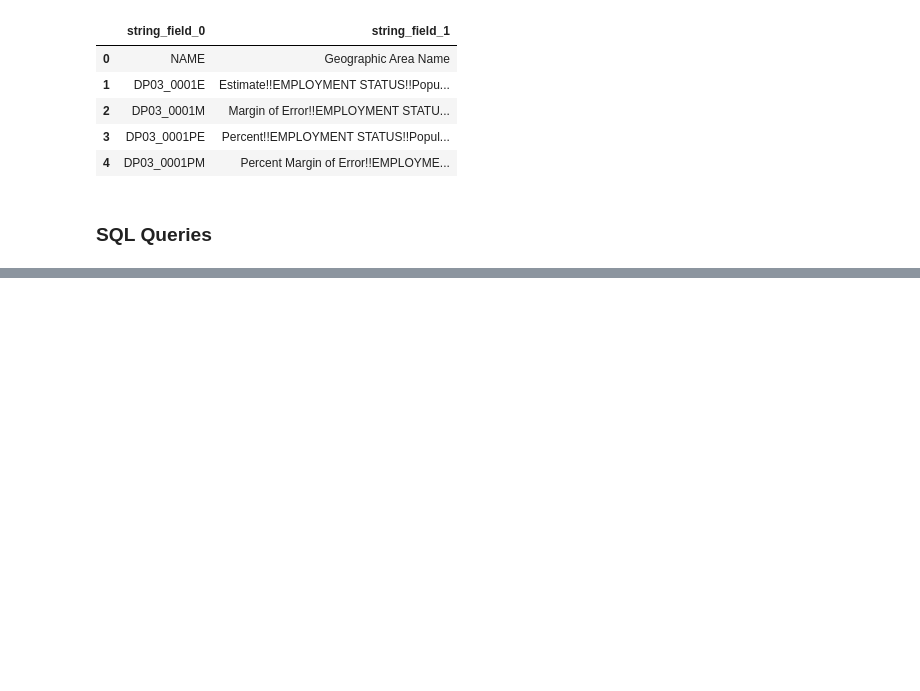
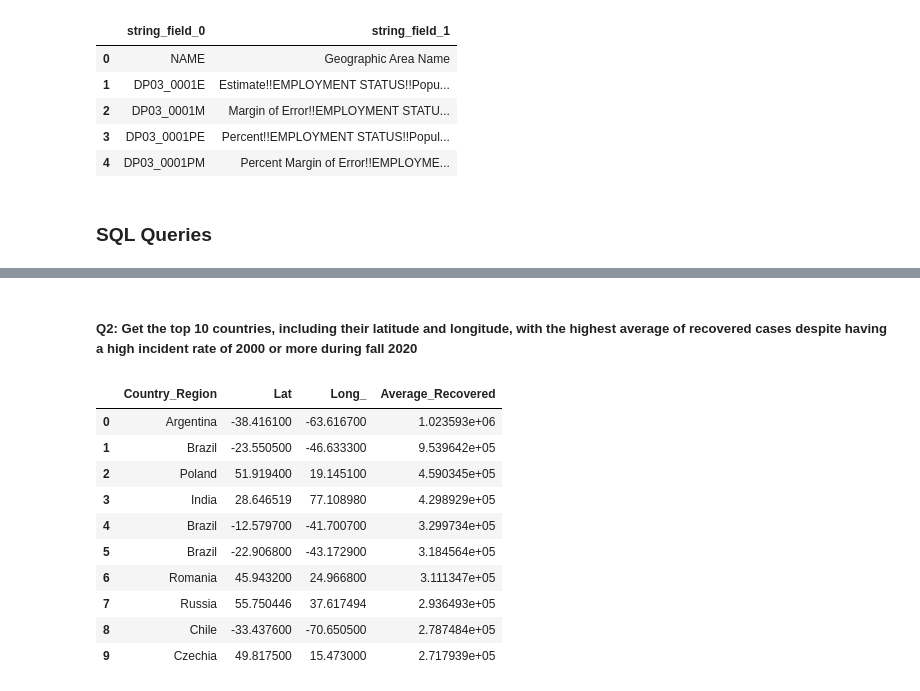
Before and after one commit to kimmisin/Elements-of-Databases, a Jupyter notebook: milestone1.ipynb, the cells around one changed output, grey strips where cells are left out. Cells and saved outputs as stored; diff of their text form; code cells hidden in the pictures; blank space fills up the shorter version.

```diff
--- a/milestone1.ipynb
+++ b/milestone1.ipynb
@@ -576,0 +604,22 @@ SELECT * FROM us_census_bureau_staging.acs_economics LIMIT 5
+# %% [markdown]
+##### Q2: Get the top 10 countries, including their latitude and longitude, with the highest average of recovered cases despite having a high incident rate of 2000 or more during fall 2020
+# %%
+%%bigquery
+SELECT Country_Region, Lat, Long_, AVG(Recovered) as Average_Recovered
+FROM jhu_daily_reports_staging.covid_fall2020
+WHERE Incident_Rate >= 2000
+GROUP BY Country_Region, Lat, Long_
+ORDER BY AVG(Recovered) DESC
+LIMIT 10;
+# %% [output]
+|  | Country_Region | Lat | Long_ | Average_Recovered |
+| 0 | Argentina | -38.416100 | -63.616700 | 1.023593e+06 |
+| 1 | Brazil | -23.550500 | -46.633300 | 9.539642e+05 |
+| 2 | Poland | 51.919400 | 19.145100 | 4.590345e+05 |
+| 3 | India | 28.646519 | 77.108980 | 4.298929e+05 |
+| 4 | Brazil | -12.579700 | -41.700700 | 3.299734e+05 |
+| 5 | Brazil | -22.906800 | -43.172900 | 3.184564e+05 |
+| 6 | Romania | 45.943200 | 24.966800 | 3.111347e+05 |
+| 7 | Russia | 55.750446 | 37.617494 | 2.936493e+05 |
+| 8 | Chile | -33.437600 | -70.650500 | 2.787484e+05 |
+| 9 | Czechia | 49.817500 | 15.473000 | 2.717939e+05 |
```
Also changed, not shown: parts of 18 cells of this notebook.
